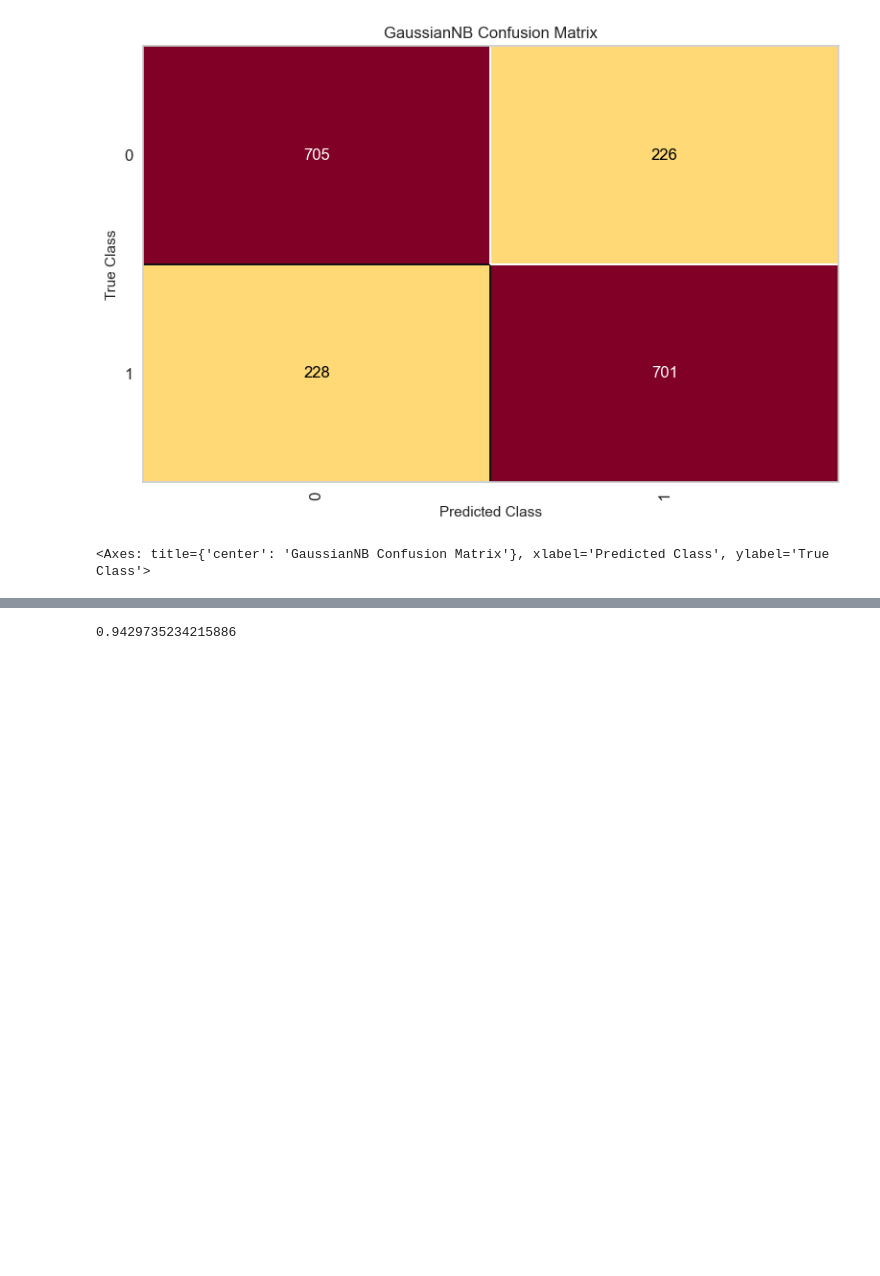
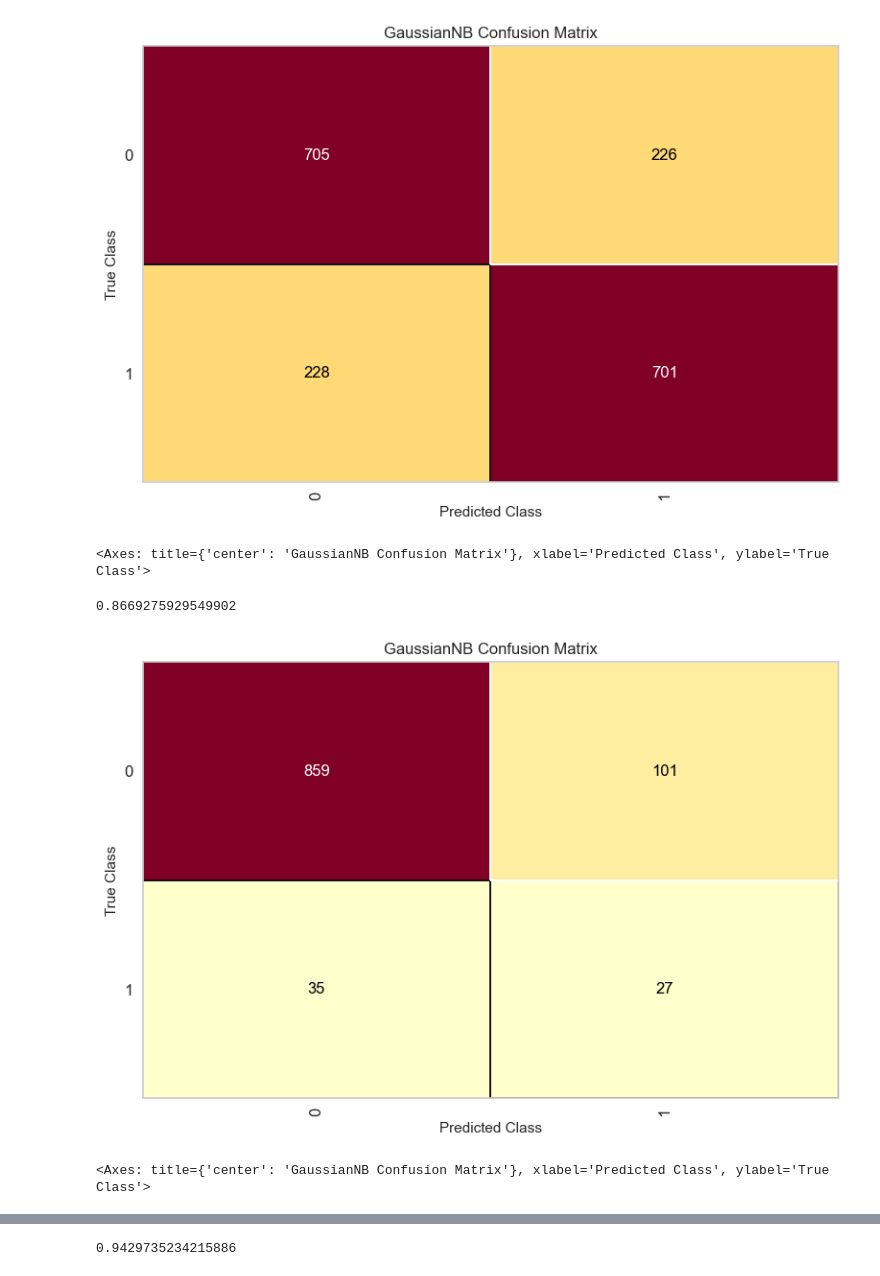
Before and after one commit to Kiki1108/stroke-prognosis, a Jupyter notebook: model_test.ipynb, the cells around one changed output, grey strips where cells are left out. Saved outputs shown, nothing was run; the diff lists cells and outputs as text; code cells hidden in the pictures; blank space fills up the shorter version.

```diff
--- a/model_test.ipynb
+++ b/model_test.ipynb
@@ -27,6 +46,7 @@ dataset['Residence_type'] = dataset['Residence_type'].map({'Rural': 0, 'Urban':
 dataset['smoking_status'] = dataset['smoking_status'].map({'Unknown': 0, 'never smoked': 1, 'formerly smoked': 2, 'smokes': 3})
 
 # Eliminar filas con valores perdidos
+dataset_no_bmi = dataset.drop("bmi", axis=1)
 dataset = dataset.dropna()
 
 # Dividir el dataset en personas con y sin stroke
@@ -42,6 +62,23 @@ balanced_dataset = pd.concat([stroke_data_overrepresented, no_stroke_data], igno
 # Mezclar los datos para evitar orden
 balanced_dataset = balanced_dataset.sample(frac=1, random_state=42).reset_index(drop=True)
 
+# Segundo Balanceo
+# Dividir el dataset en personas con y sin stroke
+stroke_data = dataset_no_bmi[dataset_no_bmi['stroke'] == 1]
+no_stroke_data = dataset_no_bmi[dataset_no_bmi['stroke'] == 0]
+
+# Sobre-representar los datos de stroke
+stroke_data_overrepresented = pd.concat([stroke_data] * 19, ignore_index=True)
+
+# Combinar los datasets
+balanced_dataset2 = pd.concat([stroke_data_overrepresented, no_stroke_data], ignore_index=True)
+
+# Mezclar los datos para evitar orden
+balanced_dataset2 = balanced_dataset2.sample(frac=1, random_state=42).reset_index(drop=True)
+
 # Verificar el balance
-print(balanced_dataset['stroke'].value_counts())
+print('Dataset original:', dataset['stroke'].value_counts())
+print('Dataset sin IMC:', dataset_no_bmi['stroke'].value_counts())
+print('Dataset original balanceado:', balanced_dataset['stroke'].value_counts())
+print('Dataset sin IMC balanceado:', balanced_dataset2['stroke'].value_counts())
 # %% [output]
@@ -58,9 +107,19 @@ y1 = dataset['stroke']
 x2 = balanced_dataset[training_columns]
 y2 = balanced_dataset['stroke']
 
+training_columns = ['gender', 'age', 'hypertension', 'heart_disease', 'ever_married', 'work_type', 'Residence_type', 'avg_glucose_level', 'smoking_status']
+
+x3 = dataset_no_bmi[training_columns]
+y3 = dataset_no_bmi['stroke']
+
+x4 = balanced_dataset2[training_columns]
+y4 = balanced_dataset2['stroke']
+
 
 x1_train, x1_test, y1_train, y1_test = sk.model_selection.train_test_split(x1, y1, random_state = 42, test_size=0.2, shuffle=True)
 x2_train, x2_test, y2_train, y2_test = sk.model_selection.train_test_split(x2, y2, random_state = 42, test_size=0.2, shuffle=True)
+x3_train, x3_test, y3_train, y3_test = sk.model_selection.train_test_split(x3, y3, random_state = 42, test_size=0.2, shuffle=True)
+x4_train, x4_test, y4_train, y4_test = sk.model_selection.train_test_split(x4, y4, random_state = 42, test_size=0.2, shuffle=True)
 # %%
 naive_bayes = sk.naive_bayes.GaussianNB()
 naive_bayes.fit(x1_train, y1_train)
@@ -89,3 +148,17 @@ cm.show()
 0.7559139784946236
 [figure]
 <Axes: title={'center': 'GaussianNB Confusion Matrix'}, xlabel='Predicted Class', ylabel='True Class'>
+# %%
+naive_bayes = sk.naive_bayes.GaussianNB()
+naive_bayes.fit(x3_train, y3_train)
+previsoes = naive_bayes.predict(x3_test)
+
+cm = yb.classifier.ConfusionMatrix(naive_bayes)
+cm.fit(x3_train, y3_train)
+score_naive_gaussian = cm.score(x3_test, y3_test)
+print(score_naive_gaussian)
+cm.show()
+# %% [output]
+0.8669275929549902
+[figure, added]
+<Axes: title={'center': 'GaussianNB Confusion Matrix'}, xlabel='Predicted Class', ylabel='True Class'>
```
Also changed, not shown: parts of 41 cells of this notebook, 3 other files.
